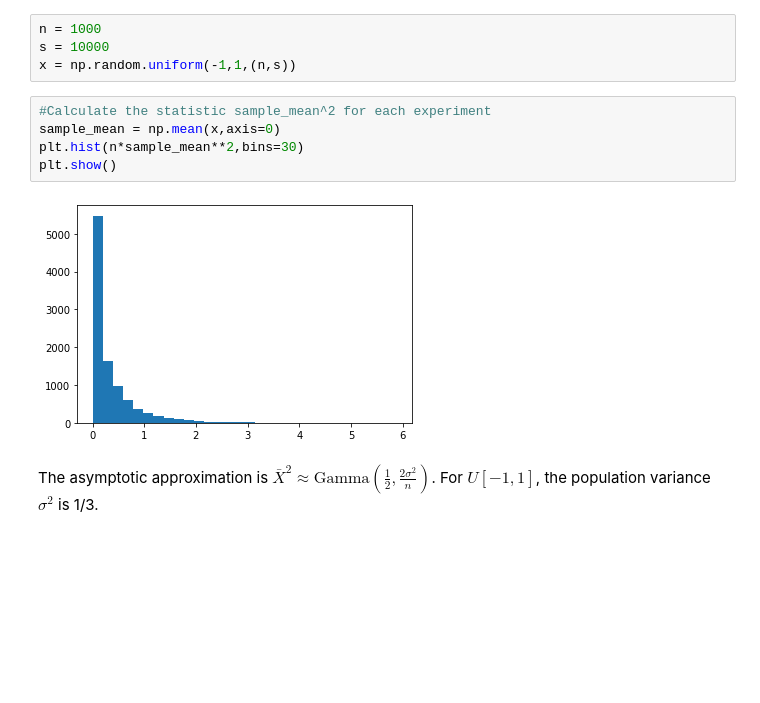
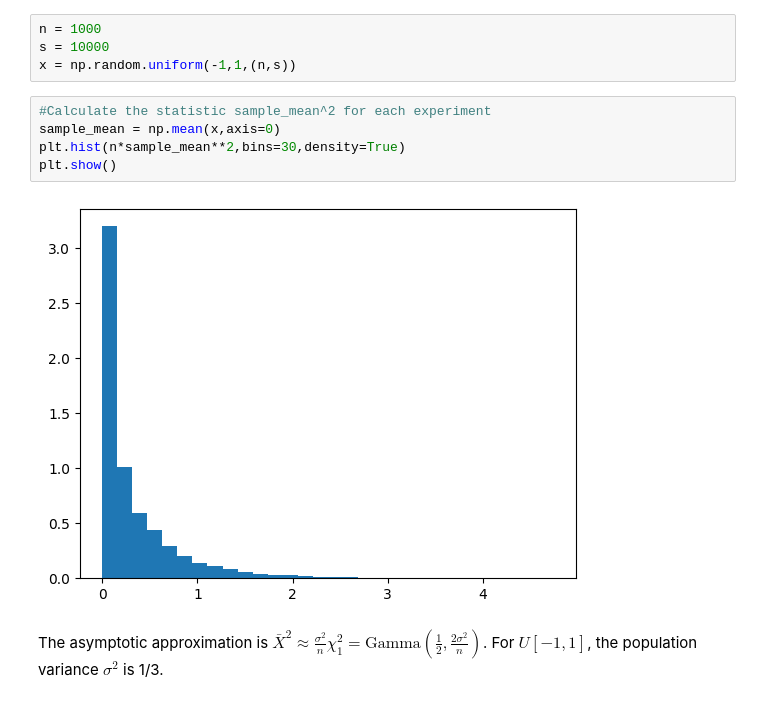
Before and after one commit to khaichiong/meco7312, a Jupyter notebook: L6_Asymptotics.ipynb, the cells around one changed output. Drawn from its saved outputs; the diff is of its cells as text; blank space fills up the shorter version.

```diff
--- a/L6_Asymptotics.ipynb
+++ b/L6_Asymptotics.ipynb
@@ -169,12 +193,12 @@ x = np.random.uniform(-1,1,(n,s))
 # %%
 #Calculate the statistic sample_mean^2 for each experiment
 sample_mean = np.mean(x,axis=0)
-plt.hist(n*sample_mean**2,bins=30)
+plt.hist(n*sample_mean**2,bins=30,density=True)
 plt.show()
 # %% [output]
-[figure, old version]
+[figure, new version]
 # %% [markdown]
-The asymptotic approximation is $\bar{X}^{2} \approx \text{Gamma}\left(\frac{1}{2},\frac{2\sigma^{2}}{n}\right)$. For $U[-1,1]$, the population variance $\sigma^{2}$ is 1/3.
+The asymptotic approximation is $\bar{X}^{2} \approx \frac{\sigma^{2}}{n}\chi^{2}_{1} = \text{Gamma}\left(\frac{1}{2},\frac{2\sigma^{2}}{n}\right)$. For $U[-1,1]$, the population variance $\sigma^{2}$ is 1/3.
 # %%
 z = np.linspace(0,max(sample_mean**2),100)
 plt.plot(z,gamma.pdf(z, a=0.5,loc=0, scale=2/(3*n)),lw=4, alpha=0.6, label='Asymptotic approximation')
```
Also changed, not shown: parts of 19 cells of this notebook.
